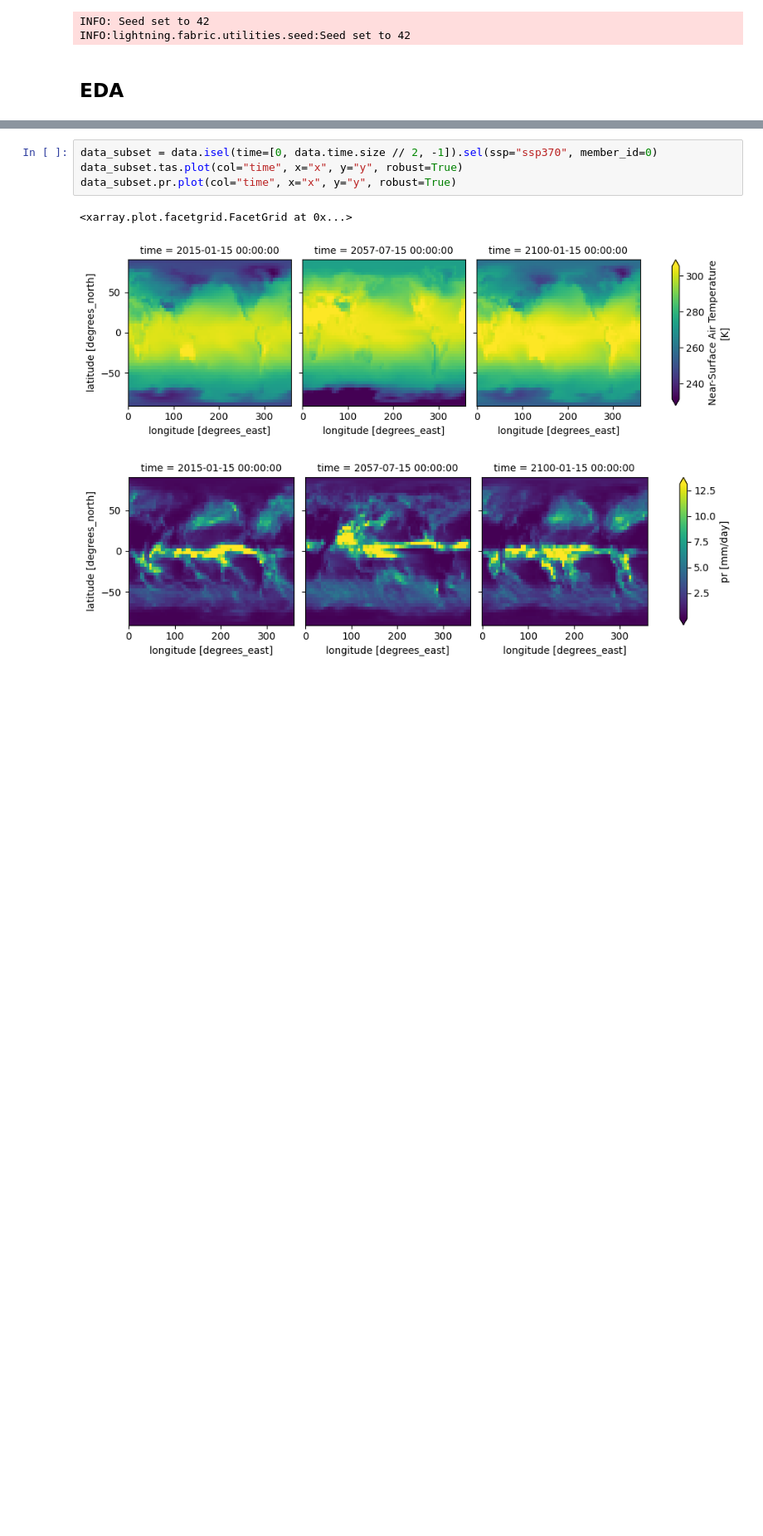
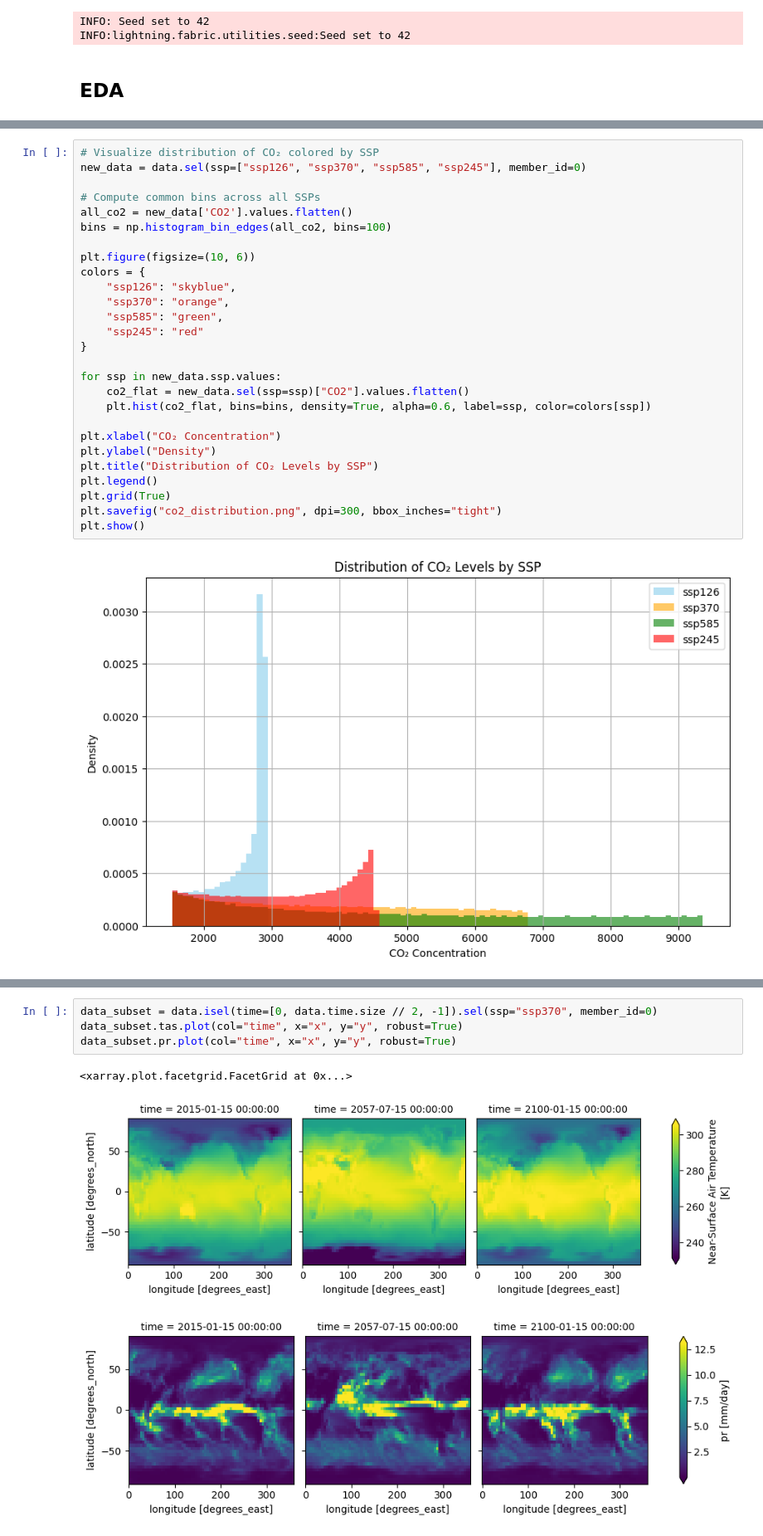
Before and after one commit to cgaldston/CSE_151B_Final_Project, a Jupyter notebook: cgaldston_attempt1.ipynb, the cells around one changed output, grey strips where cells are left out. Shown at 83% size. Cells and saved outputs as stored; diff of their text form; blank space fills up the shorter version.

```diff
--- a/cgaldston_attempt1.ipynb
+++ b/cgaldston_attempt1.ipynb
@@ -224,0 +277,29 @@ Precipitation & 2.530000 & 2.980000 & 0.000000 & 70.129997 & 0.590000 & 1.610000
+# %%
+# Visualize distribution of CO₂ colored by SSP
+new_data = data.sel(ssp=["ssp126", "ssp370", "ssp585", "ssp245"], member_id=0)
+
+# Compute common bins across all SSPs
+all_co2 = new_data['CO2'].values.flatten()
+bins = np.histogram_bin_edges(all_co2, bins=100)
+
+plt.figure(figsize=(10, 6))
+colors = {
+    "ssp126": "skyblue",
+    "ssp370": "orange",
+    "ssp585": "green",
+    "ssp245": "red"
+}
+
+for ssp in new_data.ssp.values:
+    co2_flat = new_data.sel(ssp=ssp)["CO2"].values.flatten()
+    plt.hist(co2_flat, bins=bins, density=True, alpha=0.6, label=ssp, color=colors[ssp])
+
+plt.xlabel("CO₂ Concentration")
+plt.ylabel("Density")
+plt.title("Distribution of CO₂ Levels by SSP")
+plt.legend()
+plt.grid(True)
+plt.savefig("co2_distribution.png", dpi=300, bbox_inches="tight")
+plt.show()
+# %% [output]
+[figure, added]
```
Also changed, not shown: parts of 27 cells of this notebook.
